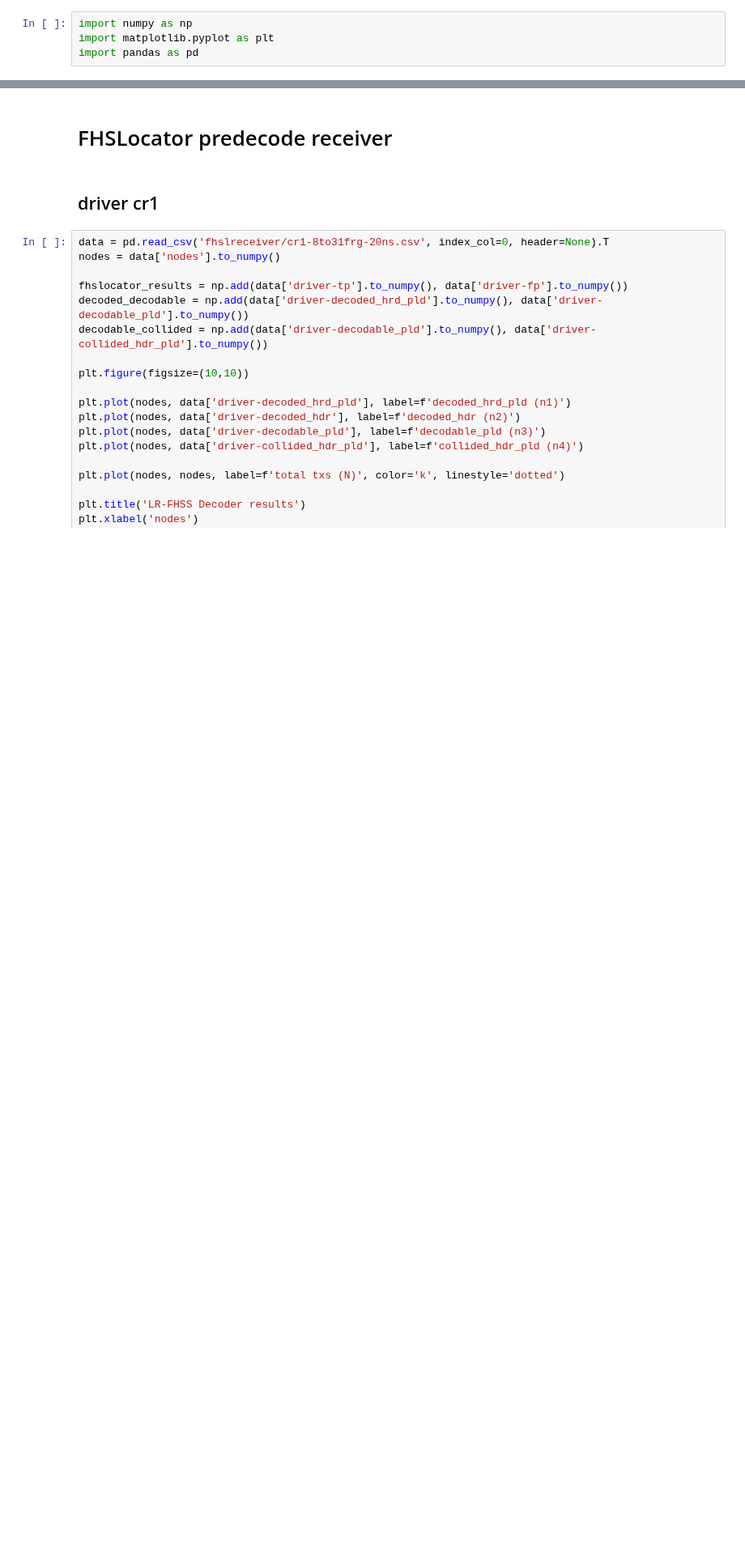
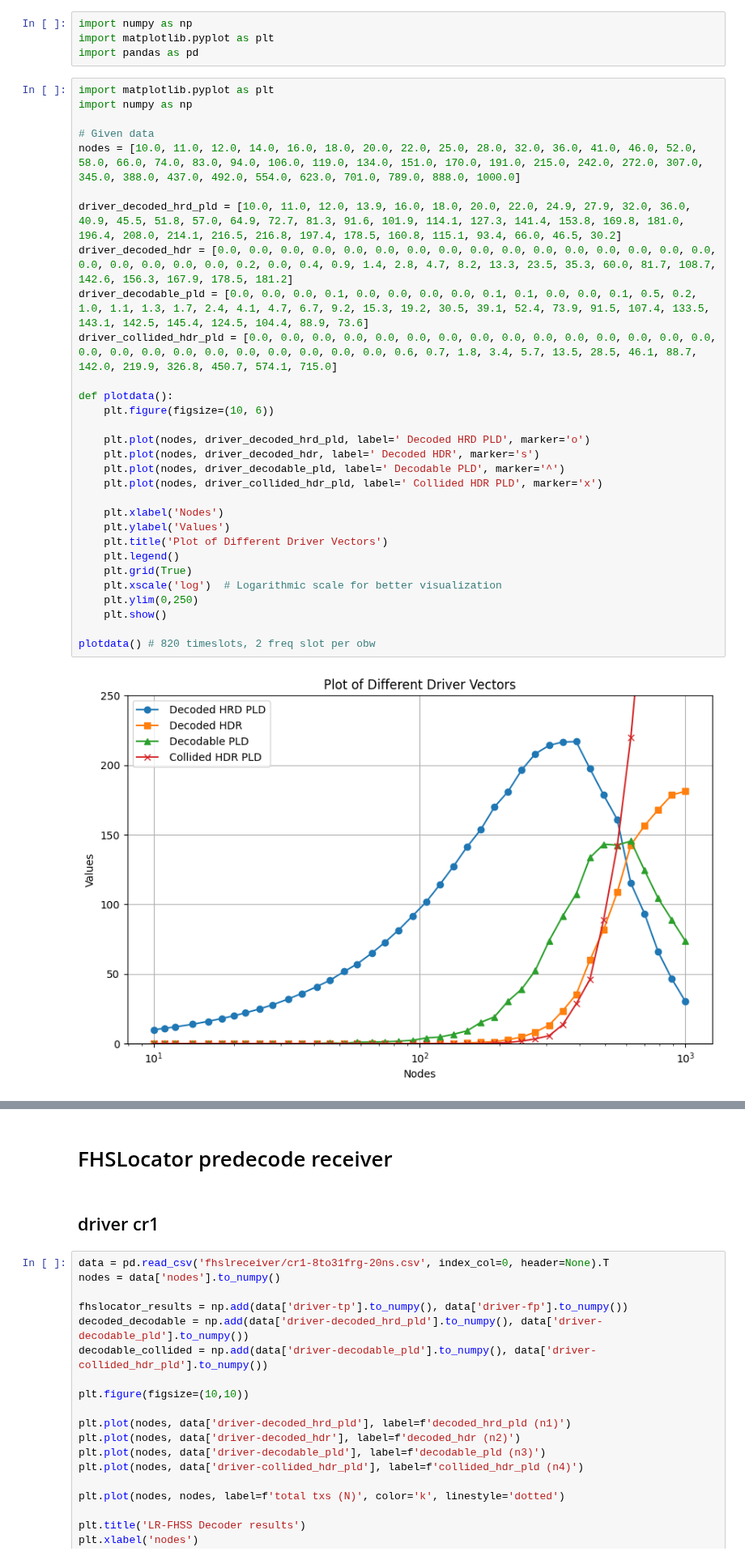
Before and after one commit to diegomm6/lr-fhss_seq-families, a Jupyter notebook: predecode.ipynb, the cells around one changed output, grey strips where cells are left out. Shown at 81% size. Drawn from its saved outputs; the diff is of its cells as text; blank space fills up the shorter version.

```diff
--- a/predecode.ipynb
+++ b/predecode.ipynb
@@ -2,3 +2,35 @@
 import numpy as np
 import matplotlib.pyplot as plt
 import pandas as pd
+# %%
+import matplotlib.pyplot as plt
+import numpy as np
+
+# Given data
+nodes = [10.0, 11.0, 12.0, 14.0, 16.0, 18.0, 20.0, 22.0, 25.0, 28.0, 32.0, 36.0, 41.0, 46.0, 52.0, 58.0, 66.0, 74.0, 83.0, 94.0, 106.0, 119.0, 134.0, 151.0, 170.0, 191.0, 215.0, 242.0, 272.0, 307.0, 345.0, 388.0, 437.0, 492.0, 554.0, 623.0, 701.0, 789.0, 888.0, 1000.0]
+
+driver_decoded_hrd_pld = [10.0, 11.0, 12.0, 13.9, 16.0, 18.0, 20.0, 22.0, 24.9, 27.9, 32.0, 36.0, 40.9, 45.5, 51.8, 57.0, 64.9, 72.7, 81.3, 91.6, 101.9, 114.1, 127.3, 141.4, 153.8, 169.8, 181.0, 196.4, 208.0, 214.1, 216.5, 216.8, 197.4, 178.5, 160.8, 115.1, 93.4, 66.0, 46.5, 30.2]
+driver_decoded_hdr = [0.0, 0.0, 0.0, 0.0, 0.0, 0.0, 0.0, 0.0, 0.0, 0.0, 0.0, 0.0, 0.0, 0.0, 0.0, 0.0, 0.0, 0.0, 0.0, 0.0, 0.0, 0.2, 0.0, 0.4, 0.9, 1.4, 2.8, 4.7, 8.2, 13.3, 23.5, 35.3, 60.0, 81.7, 108.7, 142.6, 156.3, 167.9, 178.5, 181.2]
+driver_decodable_pld = [0.0, 0.0, 0.0, 0.1, 0.0, 0.0, 0.0, 0.0, 0.1, 0.1, 0.0, 0.0, 0.1, 0.5, 0.2, 1.0, 1.1, 1.3, 1.7, 2.4, 4.1, 4.7, 6.7, 9.2, 15.3, 19.2, 30.5, 39.1, 52.4, 73.9, 91.5, 107.4, 133.5, 143.1, 142.5, 145.4, 124.5, 104.4, 88.9, 73.6]
+driver_collided_hdr_pld = [0.0, 0.0, 0.0, 0.0, 0.0, 0.0, 0.0, 0.0, 0.0, 0.0, 0.0, 0.0, 0.0, 0.0, 0.0, 0.0, 0.0, 0.0, 0.0, 0.0, 0.0, 0.0, 0.0, 0.0, 0.0, 0.6, 0.7, 1.8, 3.4, 5.7, 13.5, 28.5, 46.1, 88.7, 142.0, 219.9, 326.8, 450.7, 574.1, 715.0]
+
+def plotdata():
+    plt.figure(figsize=(10, 6))
+
+    plt.plot(nodes, driver_decoded_hrd_pld, label=' Decoded HRD PLD', marker='o')
+    plt.plot(nodes, driver_decoded_hdr, label=' Decoded HDR', marker='s')
+    plt.plot(nodes, driver_decodable_pld, label=' Decodable PLD', marker='^')
+    plt.plot(nodes, driver_collided_hdr_pld, label=' Collided HDR PLD', marker='x')
+
+    plt.xlabel('Nodes')
+    plt.ylabel('Values')
+    plt.title('Plot of Different Driver Vectors')
+    plt.legend()
+    plt.grid(True)
+    plt.xscale('log')  # Logarithmic scale for better visualization
+    plt.ylim(0,250)
+    plt.show()
+
+plotdata() # 820 timeslots, 2 freq slot per obw
+# %% [output]
+[figure, added]
```
Also changed, not shown: parts of 2 cells of this notebook, 4 other files.
